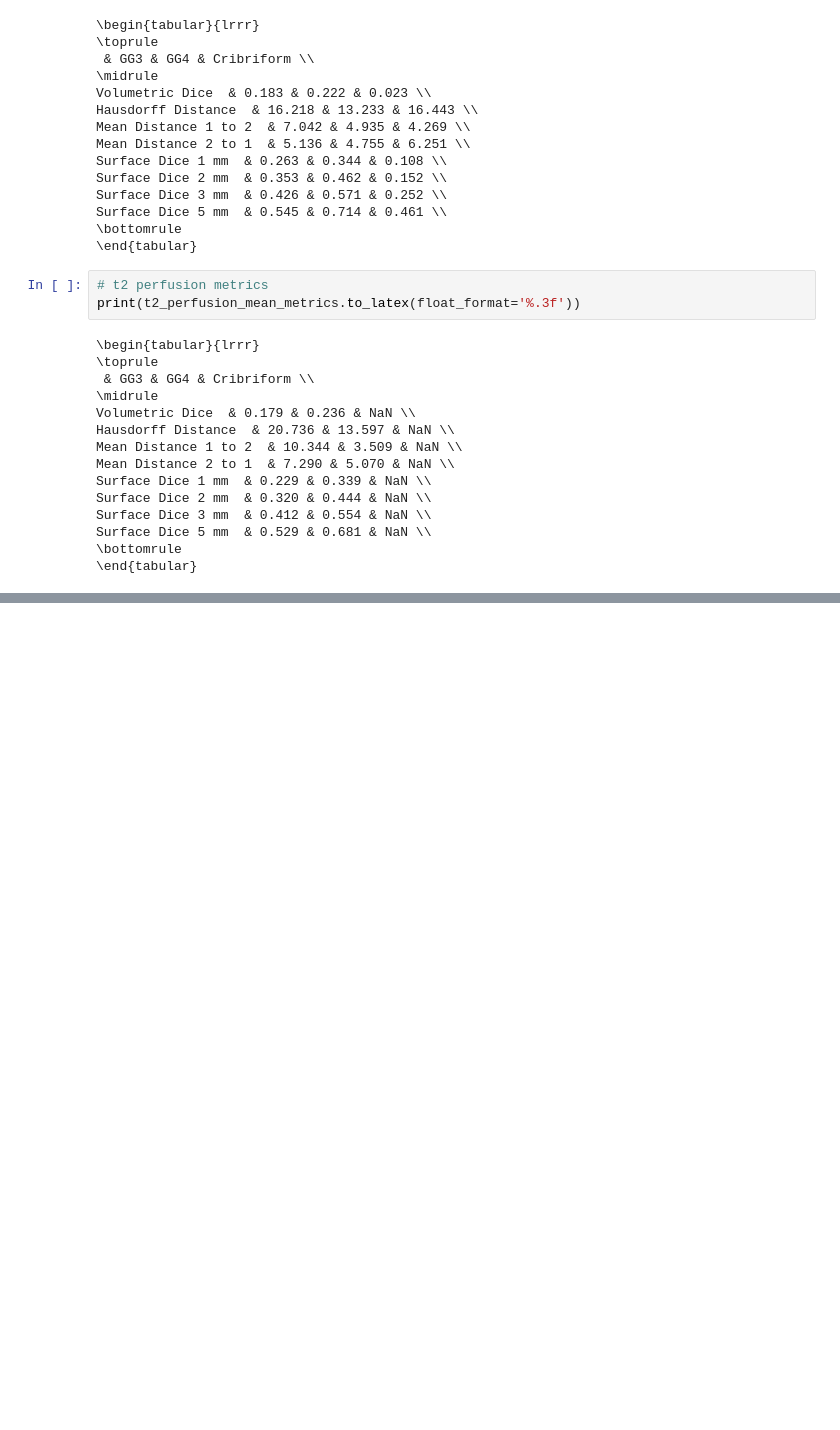
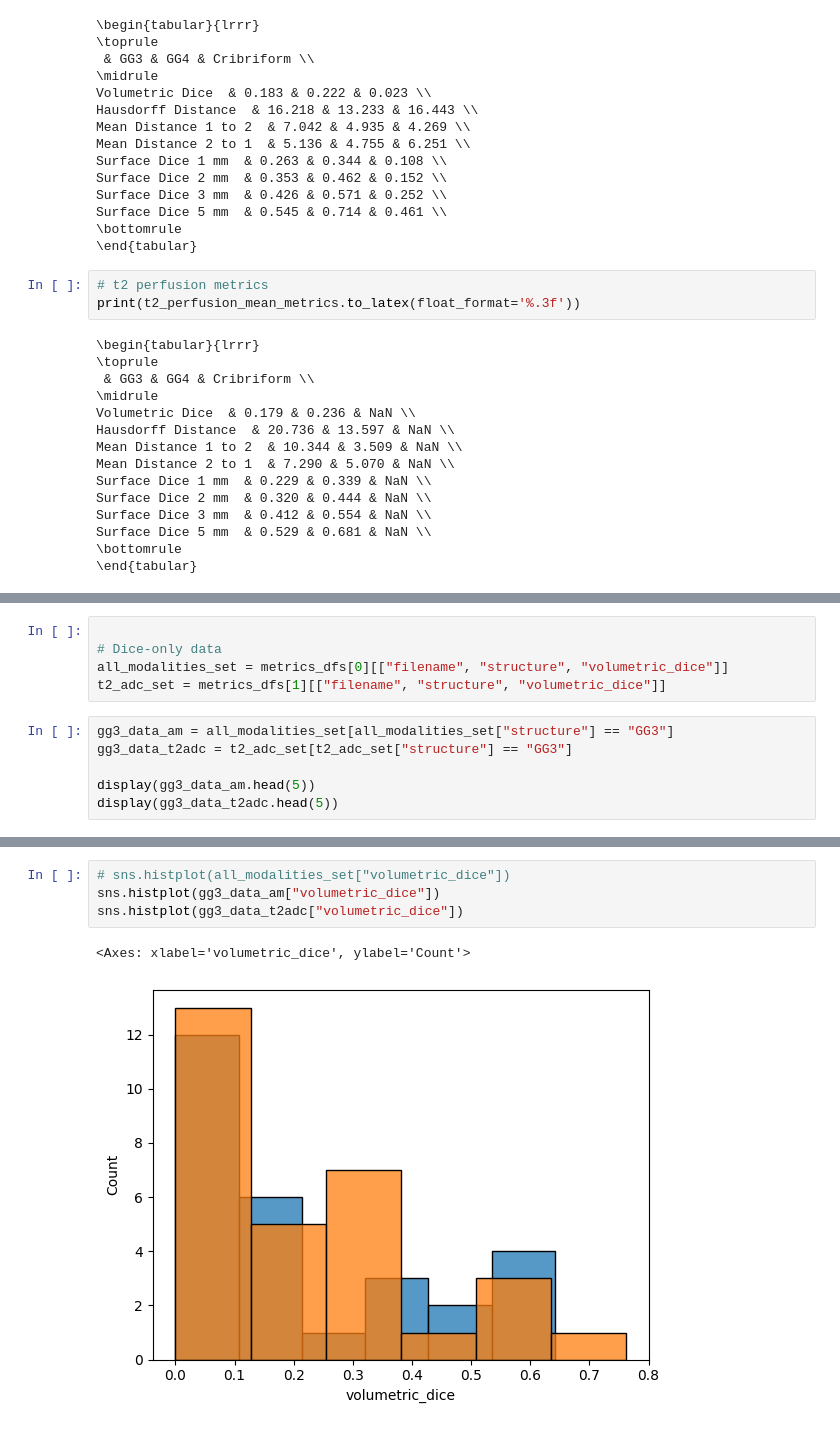
Before and after one commit to Looqes/pca_thesis_project, a Jupyter notebook: notebooks/smart_metrics.ipynb, the cells around one changed output, grey strips where cells are left out. Cells and saved outputs as stored; diff of their text form; blank space fills up the shorter version.

```diff
--- a/notebooks/smart_metrics.ipynb
+++ b/notebooks/smart_metrics.ipynb
@@ -303,0 +376,11 @@ Surface Dice 5 mm  & 0.529 & 0.681 & NaN \\
+# %%
+
+# Dice-only data
+all_modalities_set = metrics_dfs[0][["filename", "structure", "volumetric_dice"]]
+t2_adc_set = metrics_dfs[1][["filename", "structure", "volumetric_dice"]]
+# %%
+gg3_data_am = all_modalities_set[all_modalities_set["structure"] == "GG3"]
+gg3_data_t2adc = t2_adc_set[t2_adc_set["structure"] == "GG3"]
+
+display(gg3_data_am.head(5))
+display(gg3_data_t2adc.head(5))
@@ -303,0 +400,7 @@ Surface Dice 5 mm  & 0.529 & 0.681 & NaN \\
+# %%
+# sns.histplot(all_modalities_set["volumetric_dice"])
+sns.histplot(gg3_data_am["volumetric_dice"])
+sns.histplot(gg3_data_t2adc["volumetric_dice"])
+# %% [output]
+<Axes: xlabel='volumetric_dice', ylabel='Count'>
+[figure, added]
```
Also changed, not shown: parts of 42 cells of this notebook.
